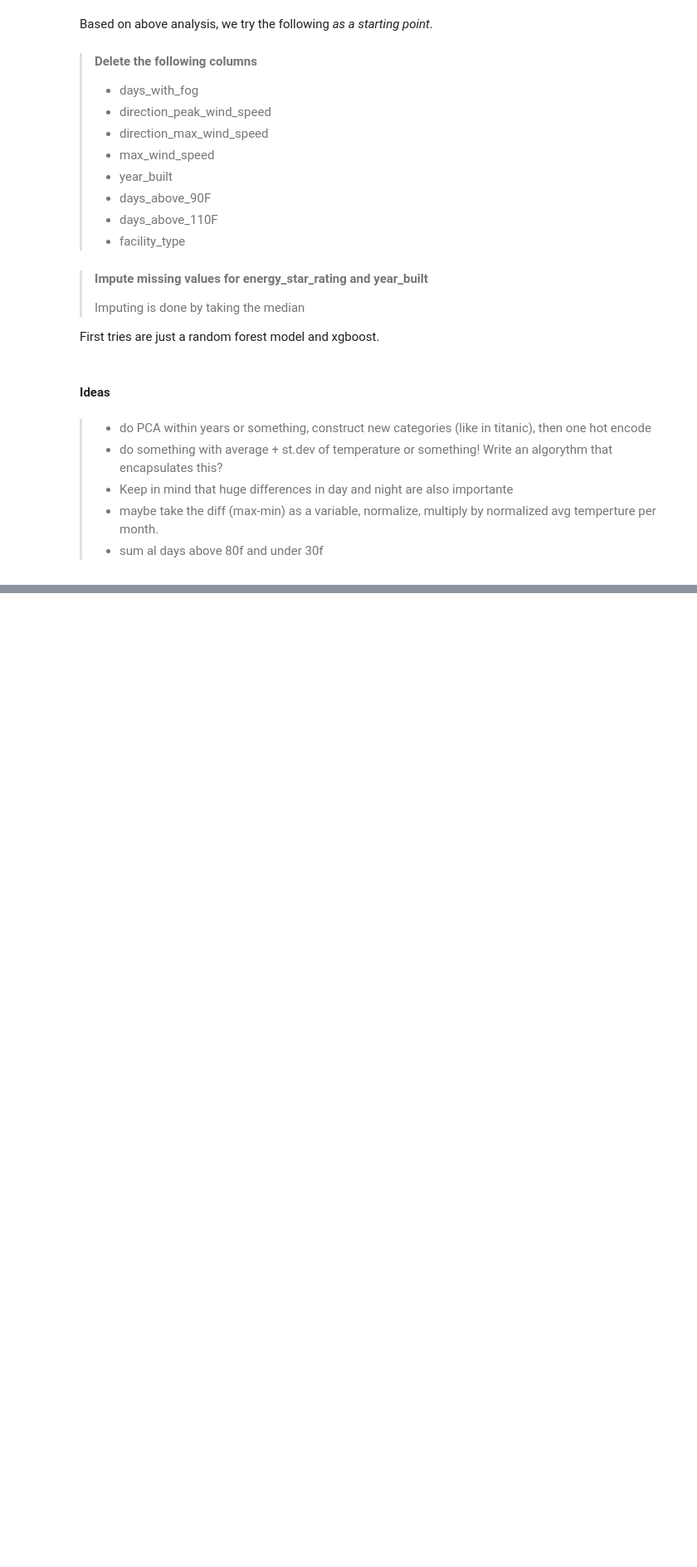
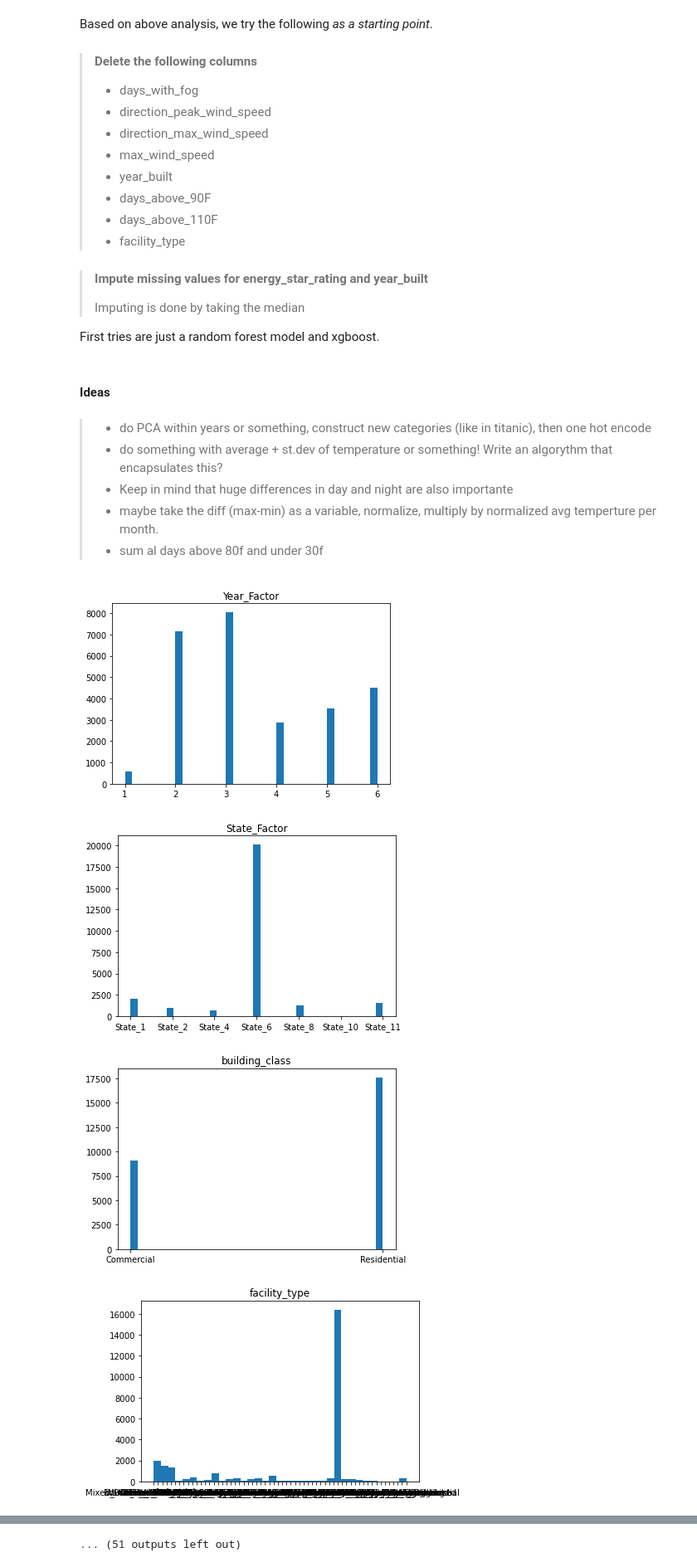
Before and after one commit to ccfelius/WIDS, a Jupyter notebook: stats/ExplorationStats.ipynb, the cells around one changed output, grey strips where cells are left out. Shown at 83% size. Cells and saved outputs as stored; diff of their text form; code cells hidden in the pictures; blank space fills up the shorter version.

```diff
--- a/stats/ExplorationStats.ipynb
+++ b/stats/ExplorationStats.ipynb
@@ -236,3 +356,14 @@ First tries are just a random forest model and xgboost.
 > - Keep in mind that huge differences in day and night are also importante
 > - maybe take the diff (max-min) as a variable, normalize, multiply by normalized avg temperture per month.
 > - sum al days above 80f and under 30f
+# %%
+# Energy star rating
+dat2 = data.loc[data["energy_star_rating"].isnull()]
+del dat2["energy_star_rating"]
+# %%
+distribution_plots(dat2)
+# %% [output]
+[figure, added]
+[figure, added]
+[figure, added]
+[figure, added]
@@ -238,0 +378 @@ First tries are just a random forest model and xgboost.
+... (51 outputs left out)
```
Also changed, not shown: parts of 24 cells of this notebook, 1 other file.
